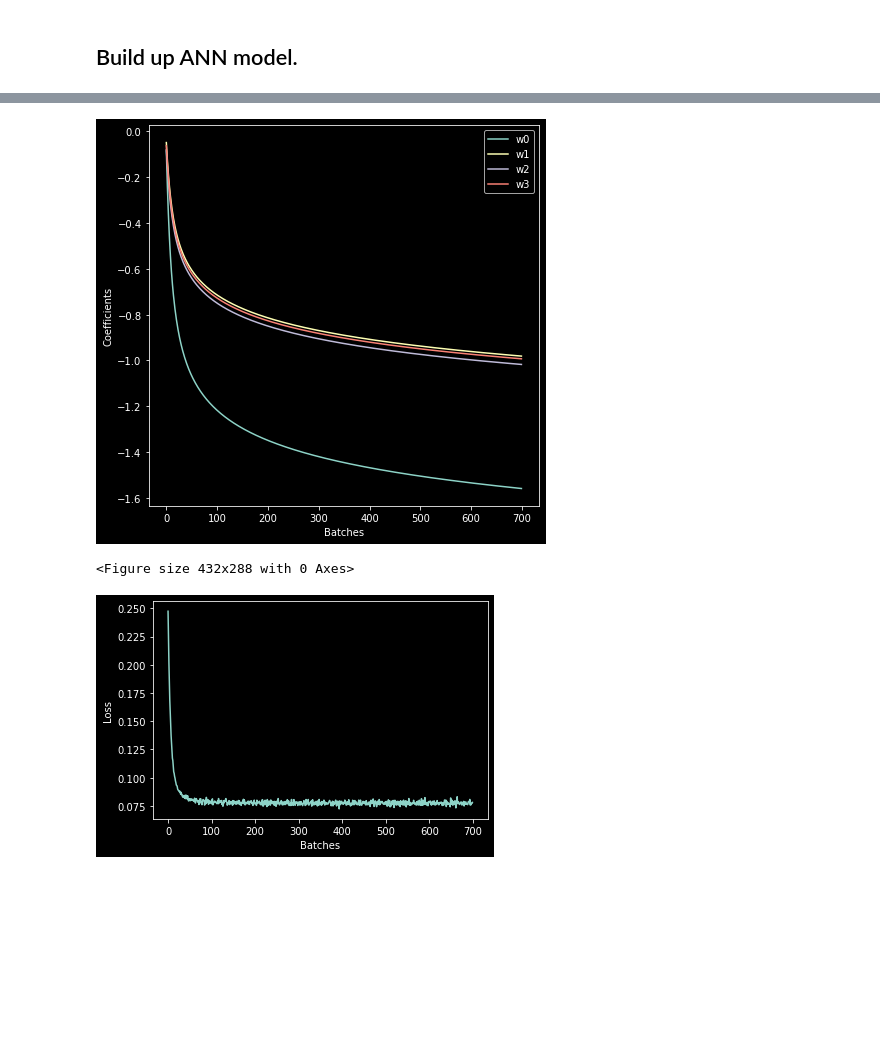
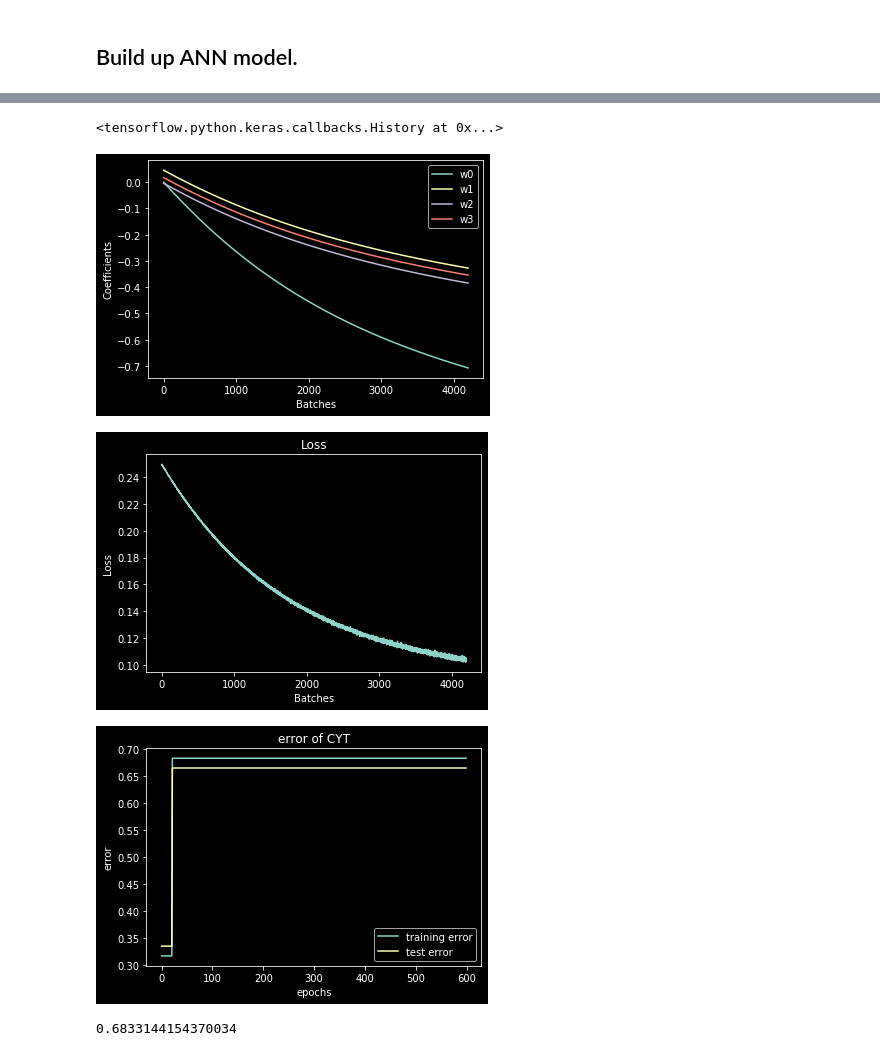
Before and after one commit to RyanYin04/MachineLearningPractice, a Jupyter notebook: 171ass2/Assignment2.ipynb, the cells around one changed output, grey strips where cells are left out. Cells and saved outputs as stored; diff of their text form; code cells hidden in the pictures; blank space fills up the shorter version.

```diff
--- a/171ass2/Assignment2.ipynb
+++ b/171ass2/Assignment2.ipynb
@@ -125,13 +125,16 @@ class call_weight(keras.callbacks.Callback):
     def on_train_begin(self,logs = {}):
         self.weights = []
     def on_train_batch_end(self, batch, logs = {}):
-        w = self.model.layers[2].get_weights()
+        w = self.model.layers[-1].get_weights()
         w_arr =[w[1][ 1]]
         w_arr.extend(list(w[0][:,1]))
-        #self.weights.append(self.model.layers[2].get_weights())
         self.weights.append(w_arr)
 
 class call_err(keras.callbacks.Callback):
+    def __init__(self, mode):
+        super(call_err, self).__init__()
+        self.mode = mode
+
     def on_train_begin(self, logs = {}):
         self.err_tr = []
         self.err_te = []
@@ -139,7 +142,8 @@ class call_err(keras.callbacks.Callback):
     def on_epoch_end(self,batch, logs = {}):
         pred_tr = self.model.predict(x_tr).argmax(axis = 1)
         pred_te = self.model.predict(x_te).argmax(axis = 1)
-        err_tr, err_te = get_accu(pred_tr, pred_te)
+        err_tr = get_err(tr, pred_tr, self.mode)
+        err_te = get_err(te, pred_te, self.mode)
         self.err_tr.append(err_tr)
         self.err_te.append(err_te)
 
@@ -155,21 +159,15 @@ class call_loss(keras.callbacks.Callback):
         self.losses.append(logs.get('loss'))
 
 # Build up the sequential model.
-MLP = Sequential([
-    Dense(3, input_shape =(8,), activation = tf.nn.sigmoid ,kernel_initializer = tf.initializers.RandomUniform),
-    # First hidden layer:
-    Dense(3, activation = tf.nn.sigmoid, kernel_initializer = tf.initializers.RandomUniform),
-    # Second hidden layer:
-    Dense(10, activation = tf.nn.sigmoid, kernel_initializer= tf.initializers.RandomUniform)
-    #Activation(activation = tf.nn.sigmoid)
-    ])
+def MLP(hidden_layers, nodes, learning_rate = 0.1, hidden_layer = tf.nn.sigmoid, output_layer = tf.nn.sigmoid, loss = 'mse'):
+    m = Sequential()
+    # Add the hidden layers iteratively
+    for l in range(hidden_layers):
+        m.add(Dense(nodes, activation = hidden_layer,
+        kernel_initializer = tf.initializers.RandomUniform ))
+    # Add the output layer.
+    m.add(Dense(10,activation = output_layer,
+        kernel_initializer = tf.initializers.RandomUniform ))
 
-# Initialize the trackers.
-weight_tracker = call_weight()
-loss_tracker = call_loss()
-err_tracker = call_err()
-
-# Compile and fit.
-MLP.compile(optimizer = keras.optimizers.SGD(learning_rate = 3.5), loss = 'mse', metrics = ['accuracy'])
-
-history = MLP.fit(x_tr,y_tr, epochs = 100, batch_size = 128,verbose = 2, callbacks = [weight_tracker, loss_tracker, err_tracker])
+    m.compile(optimizer = keras.optimizers.SGD(learning_rate = learning_rate), loss = loss, metrics = ['accuracy'])
+    return m
@@ -194,27 +174,53 @@ Epoch 100/100
+# %%
+# Initialize the model.
+MLP1 = MLP(2, 3, learning_rate = 0.012)
+
+# Initialize the trackers.
+weight_tracker = call_weight()
+loss_tracker = call_loss()
+err_tracker = call_err(1)
+
+MLP1.fit(x_tr,y_tr, epochs = 00, batch_size = 128,verbose = 0, callbacks = [weight_tracker, loss_tracker, err_tracker])
+# %% [output]
+<tensorflow.python.keras.callbacks.History at 0x...>
 # %%
 w = np.array(weight_tracker.weights)
 w0 = w[:, 0]
 w1 = w[:, 1]
 w2 = w[:, 2]
 w3 = w[:, 3]
-plt.figure(figsize = (7,7))
+plt.figure()
 plt.plot(w0, label = 'w0')
 plt.plot(w1, label = 'w1')
 plt.plot(w2, label = 'w2')
 plt.plot(w3, label = 'w3')
 plt.legend()
 plt.xlabel('Batches')
 plt.ylabel('Coefficients')
+plt.savefig('pics/weight.png')
 plt.show()
-plt.savefig('pics/weight.png')
 # %% [output]
-[figure, old version]
+[figure, new version]
-<Figure size 432x288 with 0 Axes>
 # %%
 plt.plot(loss_tracker.losses)
 plt.xlabel('Batches')
 plt.ylabel('Loss')
+plt.title('Loss')
 plt.savefig('pics/loss.png')
 plt.show()
 # %% [output]
-[figure, old version]
+[figure, new version]
+# %%
+plt.plot(err_tracker.err_tr, label = 'training error')
+plt.plot(err_tracker.err_te, label = 'test error')
+plt.xlabel('epochs')
+plt.ylabel('error')
+plt.title('error of CYT')
+plt.legend()
+plt.savefig('pics/error1')
+# %% [output]
+[figure, added]
+# %%
+err_tracker.err_tr[-1]
+# %% [output]
+0.6833144154370034
```
Also changed, not shown: parts of 26 cells of this notebook.
